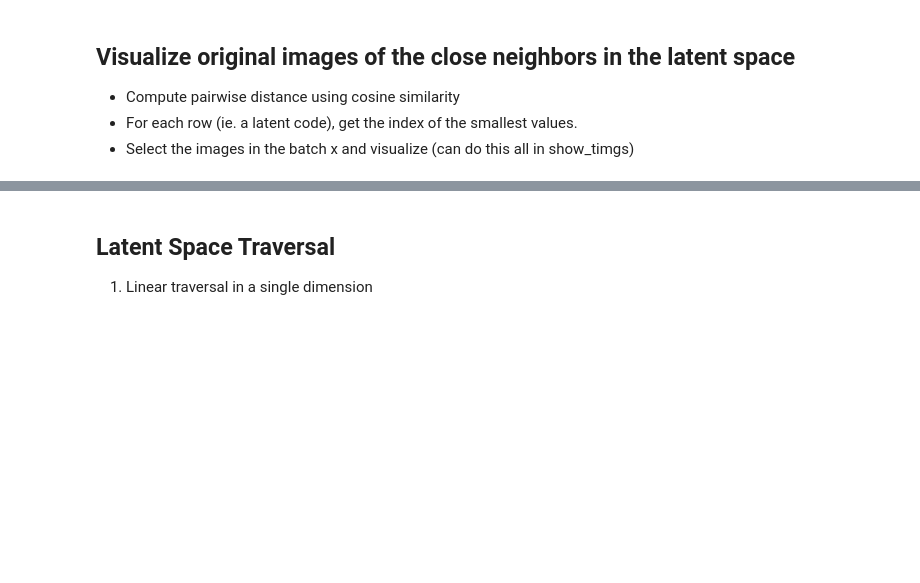
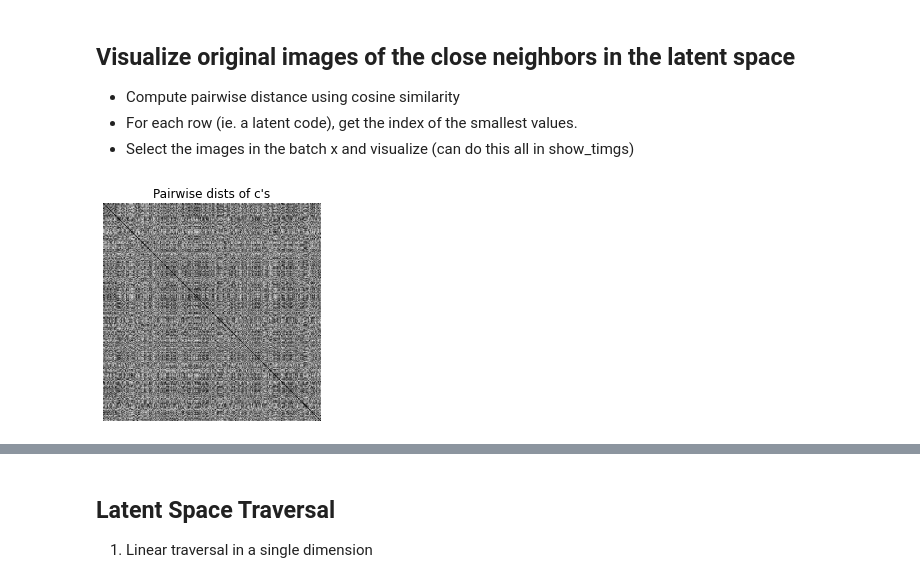
Before and after one commit to cocoaaa/Tenenbaum2000, a Jupyter notebook: nbs/_Evaluations.ipynb, the cells around one changed output, grey strips where cells are left out. Drawn from its saved outputs; the diff is of its cells as text; code cells hidden in the pictures; blank space fills up the shorter version.

```diff
--- a/nbs/_Evaluations.ipynb
+++ b/nbs/_Evaluations.ipynb
@@ -69,18 +354,2 @@ with torch.no_grad():
 - collect a batch of inputs -> encoder -> [mu, log_var] -> sample -> a batch of z's (embeddings)
 - use tb logger
-# %%
-model.eval()
-with torch.no_grad():
-    x, y = next(iter(trainer.train_dataloader))
-    mu, log_var = model.encode(x)
-    z = model.reparameterize(mu, log_var)
-#     out = model.get_embeddings(x) # dict of mu, log_var, z
-#     z = out['z']
-
-    # log embedding to tensorboard
-    writer = model.logger.experiment
-    writer.add_embedding(z,
-                         label_img=LinearRescaler()(x),
-                         metadata=y.tolist(),
-                         global_step=trainer.global_step, #todo
-                        )
@@ -134,0 +420,64 @@ print(args.shape)
+# %%
+model.eval()
+mode = 'train'
+query_size = 256 #1024
+metric = 'cosine' #pairwise distance metric in content space
+ds = getattr(dm, f"{mode}_ds")
+dl = DataLoader(ds, batch_size=query_size, shuffle=True)
+# tsne params
+tsne_dim = 2
+tsne_p = 5. #10 #perplexity
+# tsne_metric = 'euclidean'
+tsne_metric = 'cosine'
+tsne = TSNE(n_components=tsne_dim, metric=tsne_metric, perplexity=tsne_p )
+with torch.no_grad():
+    batch = next(iter(dl))
+    x = batch['img']
+    label_c = batch['digit']  # digit/content label (int) -- currently not used
+    label_s = batch['color']
+
+    dict_qparams = model.encode(x)
+    dict_z = model.rsample(dict_qparams)
+    c = dict_z['c']
+    s = dict_z['s']
+    z = model.combine_content_style(dict_z)
+
+    for name, embedding in zip(["c", "s", "z"], [c,s,z]):
+        # Compute pairwise distance of the embeddings
+        pdists = pairwise_distances(embedding.numpy(), metric=metric)
+        plt.imshow(pdists, cmap='gray')
+        plt.title(f"Pairwise dists of {name}'s")
+        plt.axis('off')
+        plt.show()
+
+        # show the 2dim view on the codes
+        embedding_2d = tsne.fit_transform(embedding)
+
+        f, ax = plt.subplots(1,2, figsize=(20,10))
+        # first plot the 2dim embeddings and color-code by content id
+        ax[0].scatter(embedding_2d[:,0], embedding_2d[:,1],
+                     c = label_c)
+
+        ax[0].set_title(f"Code: {name}, colored by content-id")
+
+        # same embedding plot, but color-code by style-id
+        ax[1].scatter(embedding_2d[:,0], embedding_2d[:,1],
+                     c = label_s),
+        ax[1].set_title(f"Code: {name}, colored by style-id")
+
+        plt.show()
+
+#         # Nearest neighbor queries
+#         # smaller values means closer in distance
+#         n_ngbrs = 10
+#         n_rows = min(query_size, 32)
+
+#         selected_rows = np.random.choice(len(x), size=n_rows)
+#         for idx in selected_rows:
+#             args = np.argsort(pdists[idx])[:n_ngbrs]
+#     #         print(args)
+#             show_timgs(LinearRescaler()(x[args]), cmap='gray', factor=2,
+#                        nrows=1, title=f'Nearest of digit {y[idx].item()}: {name}')
+#             plt.show()
+# %% [output]
+[figure, added]
```
Also changed, not shown: parts of 54 cells of this notebook.
